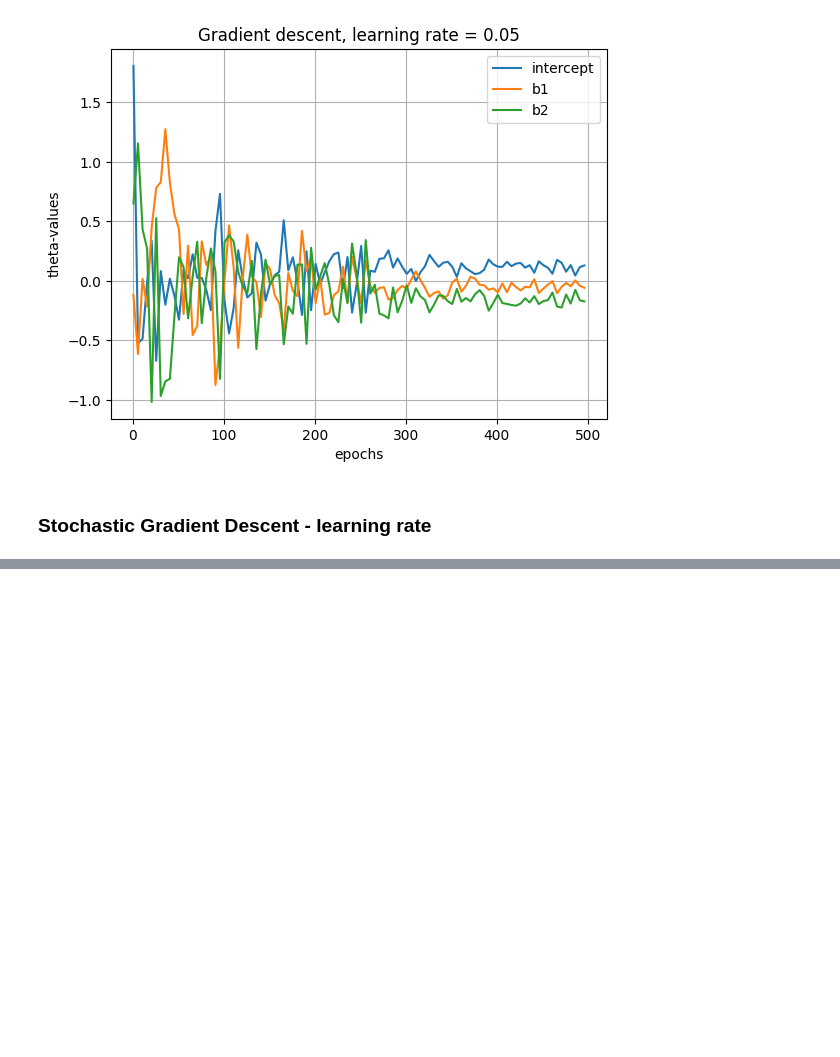
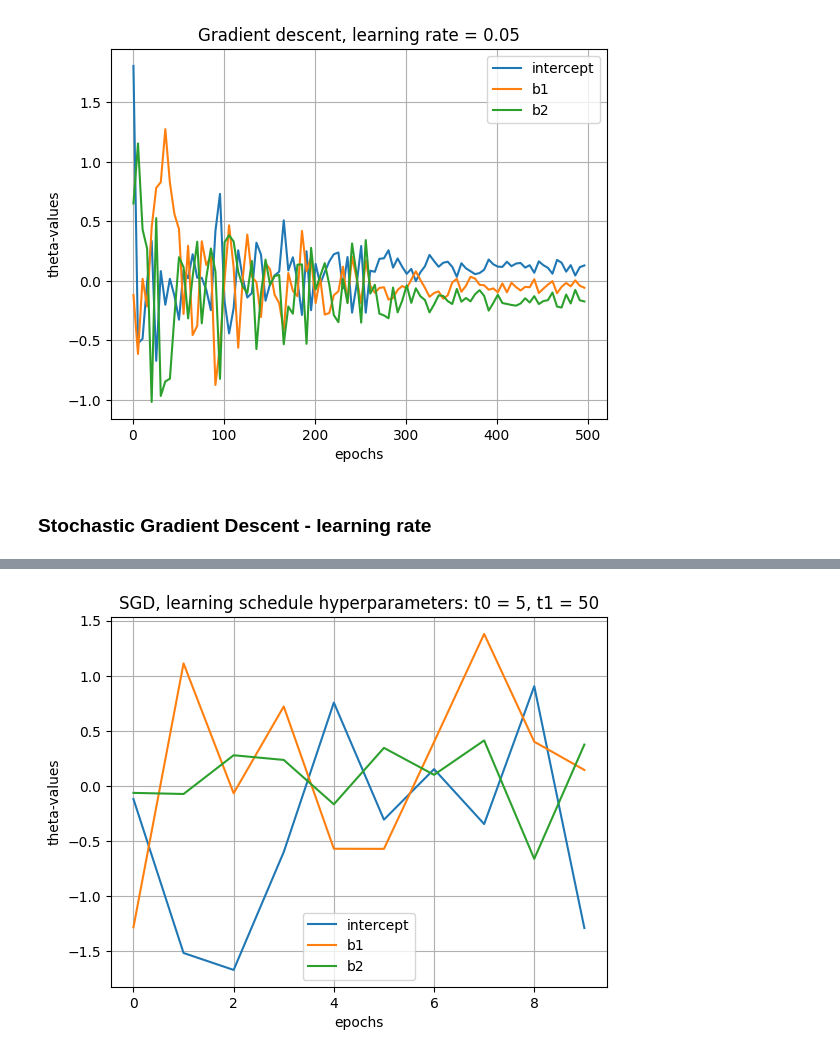
Before and after one commit to Theodor-Helje/machine-learning-Theodor-Helje, a Jupyter notebook: exercises/exercises_02.ipynb, the cells around one changed output, grey strips where cells are left out. Saved outputs shown, nothing was run; the diff lists cells and outputs as text; code cells hidden in the pictures; blank space fills up the shorter version.

```diff
--- a/exercises/exercises_02.ipynb
+++ b/exercises/exercises_02.ipynb
@@ -79,0 +116,32 @@ def SGD(X, y, learning_rate=0.1, epochs=100, learning_schedule_params=(5, 50)):
+# %%
+def mini_batch_gradient_descent(X, y, epochs=100, learning_schedule_params=(5, 50), mini_batch_size=32):
+    def rate_schedule(t):
+        return learning_schedule_params[0] / (t + learning_schedule_params[1])
+
+    m = len(X)
+    theta = np.random.randn(X.shape[1], 1)
+
+    for epoch in range(epochs):
+        random_permutation = np.random.permutation(m)
+        X_Batch = X[random_permutation][:mini_batch_size]
+        y_Batch = y[random_permutation][:mini_batch_size]
+
+        for i in range(mini_batch_size):
+            #random_i = np.random.randint(len(X_Batch))
+            #print(X_Batch)
+            #X_i = X_Batch[random_i:random_i + 1]
+            #y_i = y_Batch[random_i:random_i + 1]
+            X_i = X_Batch[i:i + 1]
+            y_i = y_Batch[i:i + 1]
+
+            gradients = np.divide(2, mini_batch_size) * (X_i.T @ (X_i @ theta - y_i))
+            eta = rate_schedule(epoch * mini_batch_size + i)
+
+            theta -= eta * gradients
+    return theta
+# %%
+plot_training(x_range=range(10),
+              learning_history=np.array([mini_batch_gradient_descent(X=uniform_ones, y=normal, epochs=i) for i in range(10)]).squeeze(axis=2),
+              title="SGD, learning schedule hyperparameters: t0 = 5, t1 = 50")
+# %% [output]
+[figure, added]
```
Also changed, not shown: parts of 5 cells of this notebook.
